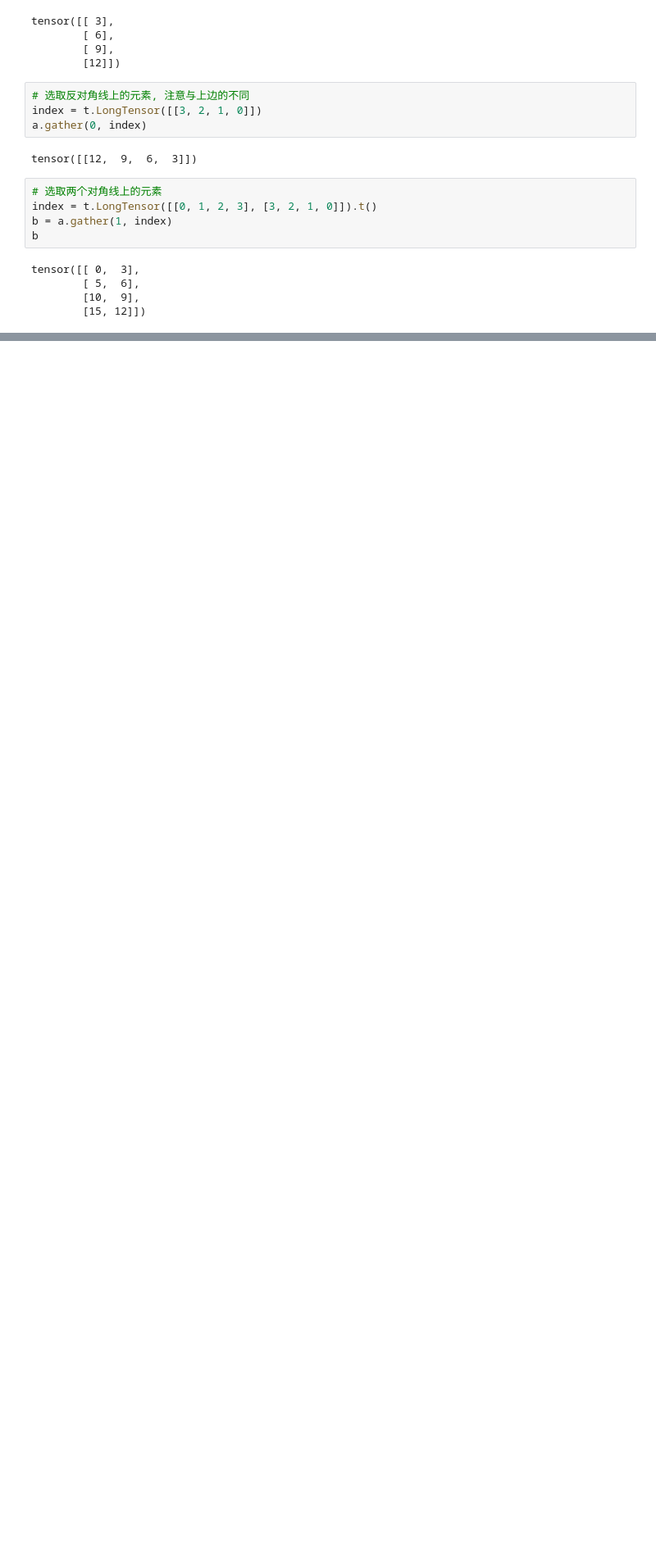
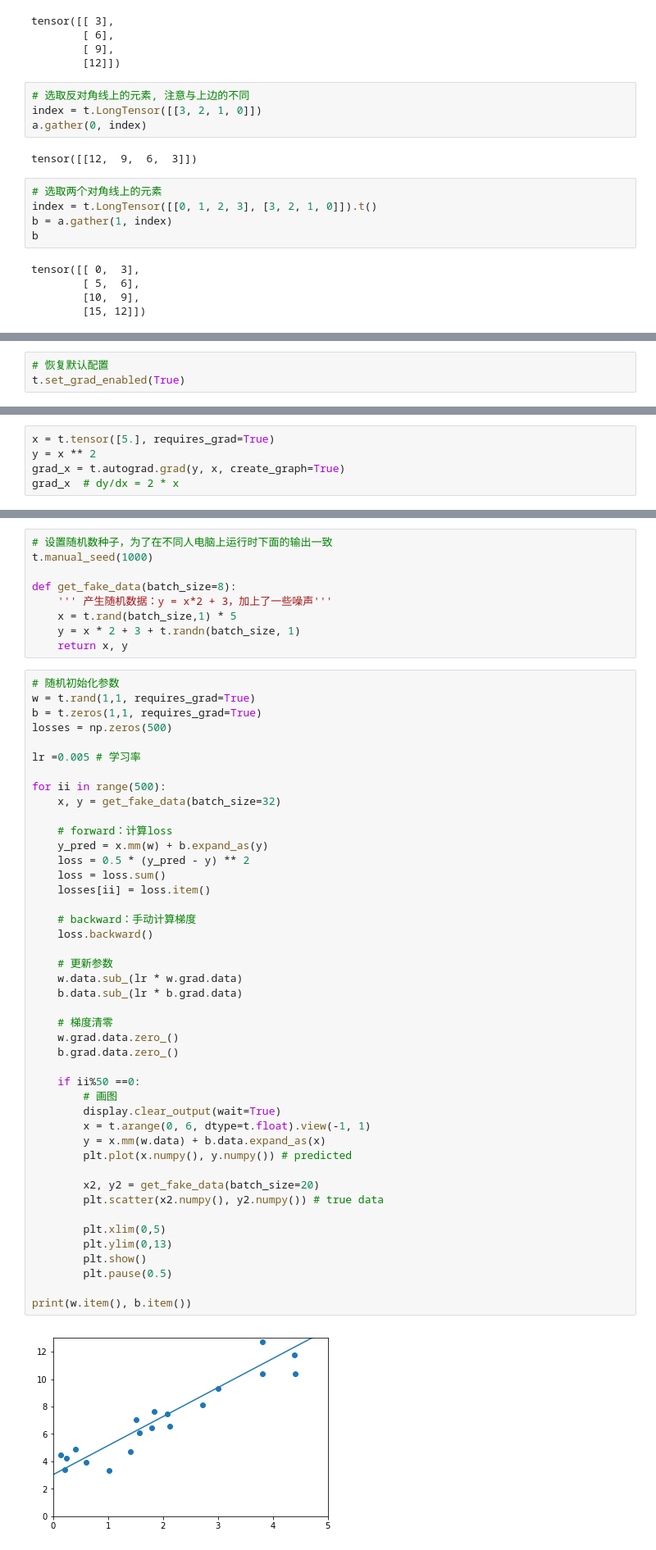
Before and after one commit to storm3k/learn_pytorch, a Jupyter notebook: 3-Tensor 和 autograd.ipynb, the cells around one changed output, grey strips where cells are left out. Shown at 82% size. Drawn from its saved outputs; the diff is of its cells as text; blank space fills up the shorter version.

```diff
--- a/3-Tensor 和 autograd.ipynb
+++ b/3-Tensor 和 autograd.ipynb
@@ -299,0 +1284,3 @@ tensor([[ 0,  3],
+# %%
+# 恢复默认配置
+t.set_grad_enabled(True)
@@ -299,0 +1518,5 @@ tensor([[ 0,  3],
+# %%
+x = t.tensor([5.], requires_grad=True)
+y = x ** 2
+grad_x = t.autograd.grad(y, x, create_graph=True)
+grad_x  # dy/dx = 2 * x
@@ -299,0 +1592,55 @@ tensor([[ 0,  3],
+# %%
+# 设置随机数种子，为了在不同人电脑上运行时下面的输出一致
+t.manual_seed(1000)
+
+def get_fake_data(batch_size=8):
+    ''' 产生随机数据：y = x*2 + 3，加上了一些噪声'''
+    x = t.rand(batch_size,1) * 5
+    y = x * 2 + 3 + t.randn(batch_size, 1)
+    return x, y
+# %%
+# 随机初始化参数
+w = t.rand(1,1, requires_grad=True)
+b = t.zeros(1,1, requires_grad=True)
+losses = np.zeros(500)
+
+lr =0.005 # 学习率
+
+for ii in range(500):
+    x, y = get_fake_data(batch_size=32)
+
+    # forward：计算loss
+    y_pred = x.mm(w) + b.expand_as(y)
+    loss = 0.5 * (y_pred - y) ** 2
+    loss = loss.sum()
+    losses[ii] = loss.item()
+
+    # backward：手动计算梯度
+    loss.backward()
+
+    # 更新参数
+    w.data.sub_(lr * w.grad.data)
+    b.data.sub_(lr * b.grad.data)
+
+    # 梯度清零
+    w.grad.data.zero_()
+    b.grad.data.zero_()
+
+    if ii%50 ==0:
+        # 画图
+        display.clear_output(wait=True)
+        x = t.arange(0, 6, dtype=t.float).view(-1, 1)
+        y = x.mm(w.data) + b.data.expand_as(x)
+        plt.plot(x.numpy(), y.numpy()) # predicted
+
+        x2, y2 = get_fake_data(batch_size=20)
+        plt.scatter(x2.numpy(), y2.numpy()) # true data
+
+        plt.xlim(0,5)
+        plt.ylim(0,13)
+        plt.show()
+        plt.pause(0.5)
+
+print(w.item(), b.item())
+# %% [output]
+[figure, added]
```
Also changed, not shown: parts of 190 cells of this notebook, 5 other files.
